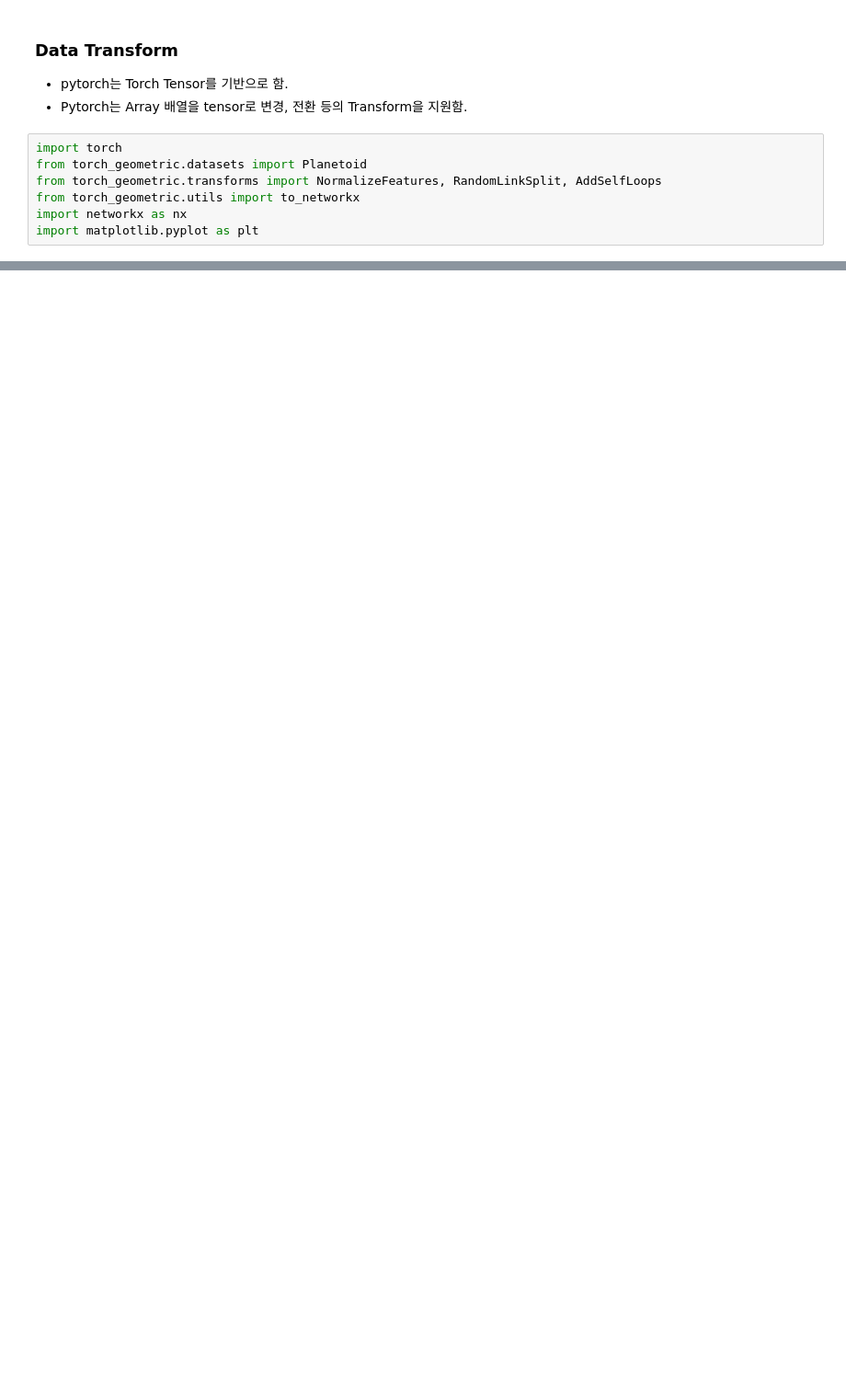
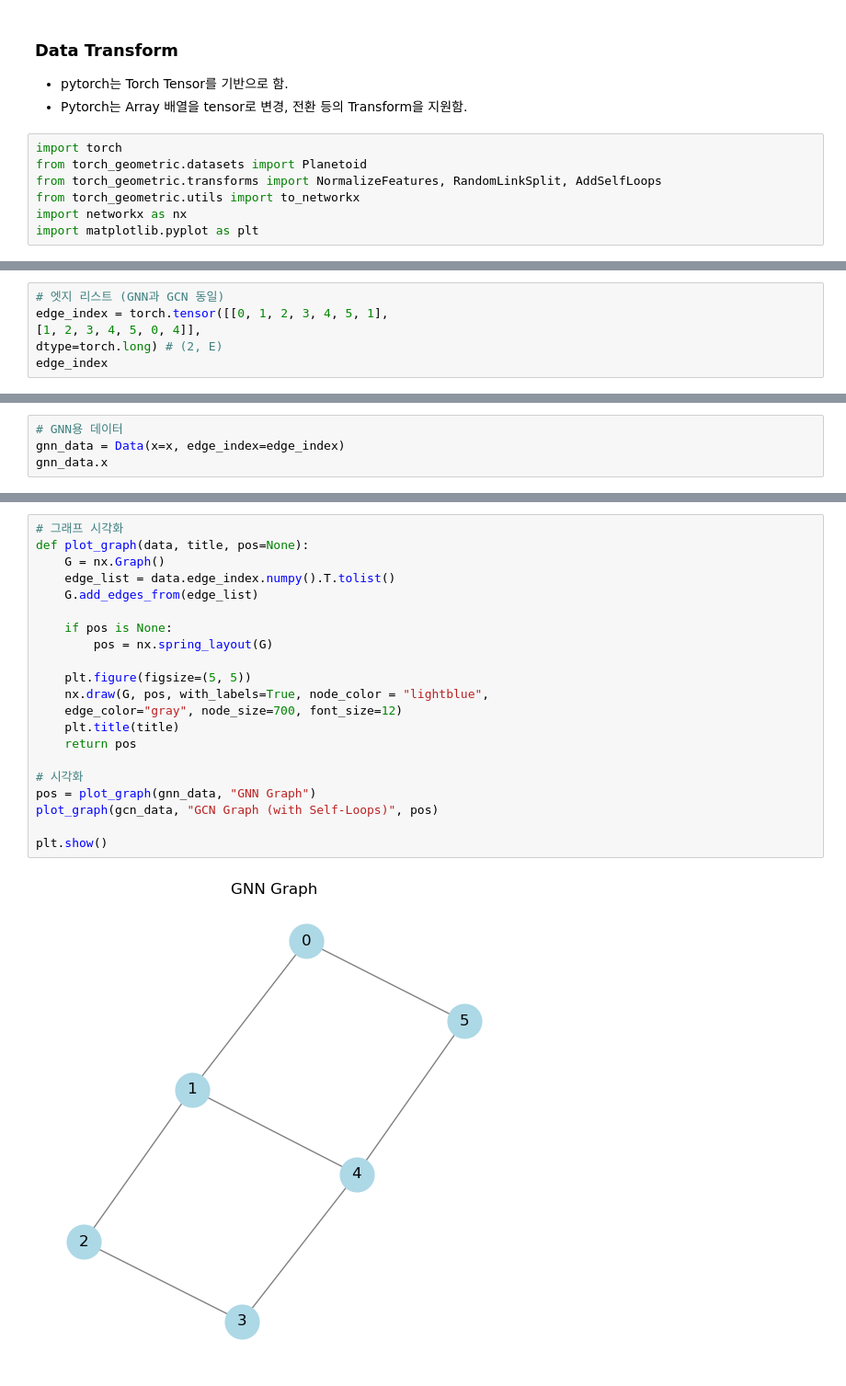
Before and after one commit to DeokhyeonYoon/GNN_Tutorial, a Jupyter notebook: Step4_Graph_Neural_Network.ipynb, the cells around one changed output, grey strips where cells are left out. Shown at 92% size. Saved outputs shown, nothing was run; the diff lists cells and outputs as text; blank space fills up the shorter version.

```diff
--- a/Step4_Graph_Neural_Network.ipynb
+++ b/Step4_Graph_Neural_Network.ipynb
@@ -206,0 +348,6 @@ import matplotlib.pyplot as plt
+# %%
+# 엣지 리스트 (GNN과 GCN 동일)
+edge_index = torch.tensor([[0, 1, 2, 3, 4, 5, 1],
+[1, 2, 3, 4, 5, 0, 4]],
+dtype=torch.long) # (2, E)
+edge_index
@@ -206,0 +357,4 @@ import matplotlib.pyplot as plt
+# %%
+# GNN용 데이터
+gnn_data = Data(x=x, edge_index=edge_index)
+gnn_data.x
@@ -206,0 +404,23 @@ import matplotlib.pyplot as plt
+# %%
+# 그래프 시각화
+def plot_graph(data, title, pos=None):
+    G = nx.Graph()
+    edge_list = data.edge_index.numpy().T.tolist()
+    G.add_edges_from(edge_list)
+
+    if pos is None:
+        pos = nx.spring_layout(G)
+
+    plt.figure(figsize=(5, 5))
+    nx.draw(G, pos, with_labels=True, node_color = "lightblue",
+    edge_color="gray", node_size=700, font_size=12)
+    plt.title(title)
+    return pos
+
+# 시각화
+pos = plot_graph(gnn_data, "GNN Graph")
+plot_graph(gcn_data, "GCN Graph (with Self-Loops)", pos)
+
+plt.show()
+# %% [output]
+[figure, added]
```
Also changed, not shown: parts of 14 cells of this notebook, 12 other files.
